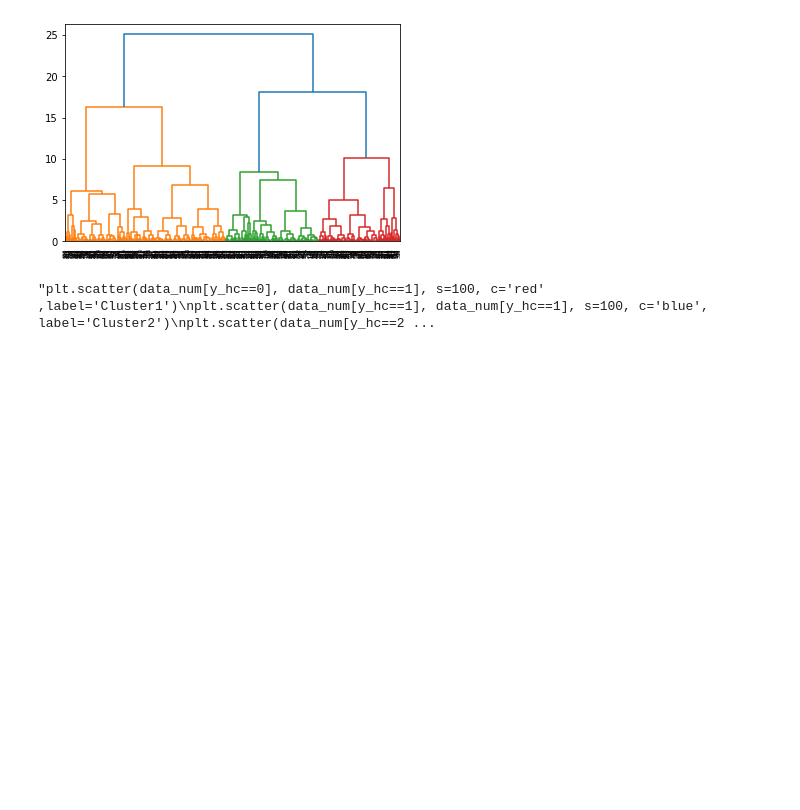
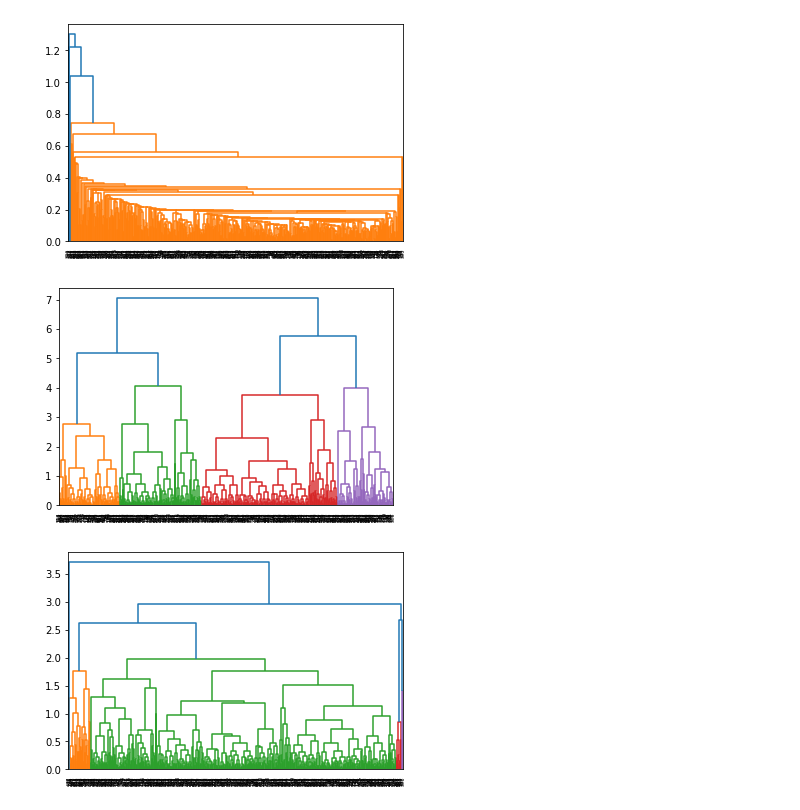
Before and after one commit to JustinSms/Ecommerce_clustering, a Jupyter notebook: test.max.ipynb, the cells around one changed output. Saved outputs shown, nothing was run; the diff lists cells and outputs as text; code cells hidden in the pictures; blank space fills up the shorter version.

```diff
--- a/test.max.ipynb
+++ b/test.max.ipynb
@@ -20,5 +10,13 @@ IndentationError: unexpected indent (<ipython-input-70-4a6d9f1376ba>, line 3)
 # %%
-#data_num = data[["Avg. Session Length","Time on App","Time on Website","Length of Membership","Yearly Amount Spent"]]
-#data_cat = data[["Email","Address"]]
+#2import dataset and specification
+
+
+data = pd.read_csv("Ecommerce Customers.csv")
+#print(data.head(5))
+
+data_num = data[["Avg. Session Length","Time on App","Time on Website","Length of Membership","Yearly Amount Spent"]]
+data_cat = data[["Email","Address"]]
 
 x= data.iloc[:,[3,6]].values
+
+counter=['single', 'complete', 'average'] #list for distance methods
@@ -28,5 +23,12 @@ from sklearn.cluster import AgglomerativeClustering
-# %%
-dendrogram = sch.dendrogram(sch.linkage(x, method='ward'))
-# %% [output]
-[figure, removed]
+# %%
+#3using the denrogram to find optimal number of clusters
+
+
+for i in counter[:3]: #order: single, complete, average
+    dendrogram = sch.dendrogram(sch.linkage(x, method=i))
+    plt.show()
+# %% [output]
+[figure, added]
+[figure, added]
+[figure, added]
 # %%
@@ -36,7 +37,0 @@ y_hc= hc.fit_predict(data_num)'''
-# %%
- #visualize cluster
-'''plt.scatter(data_num[y_hc==0], data_num[y_hc==1], s=100, c='red' ,label='Cluster1')
-plt.scatter(data_num[y_hc==1], data_num[y_hc==1], s=100, c='blue', label='Cluster2')
-plt.scatter(data_num[y_hc==2], data_num[y_hc==1], s=100, c='green', label='Cluster3')'''
-# %% [output]
-"plt.scatter(data_num[y_hc==0], data_num[y_hc==1], s=100, c='red' ,label='Cluster1')\nplt.scatter(data_num[y_hc==1], data_num[y_hc==1], s=100, c='blue', label='Cluster2')\nplt.scatter(data_num[y_hc==2 ...
```
Also changed, not shown: parts of 6 cells of this notebook, 1 other file.
